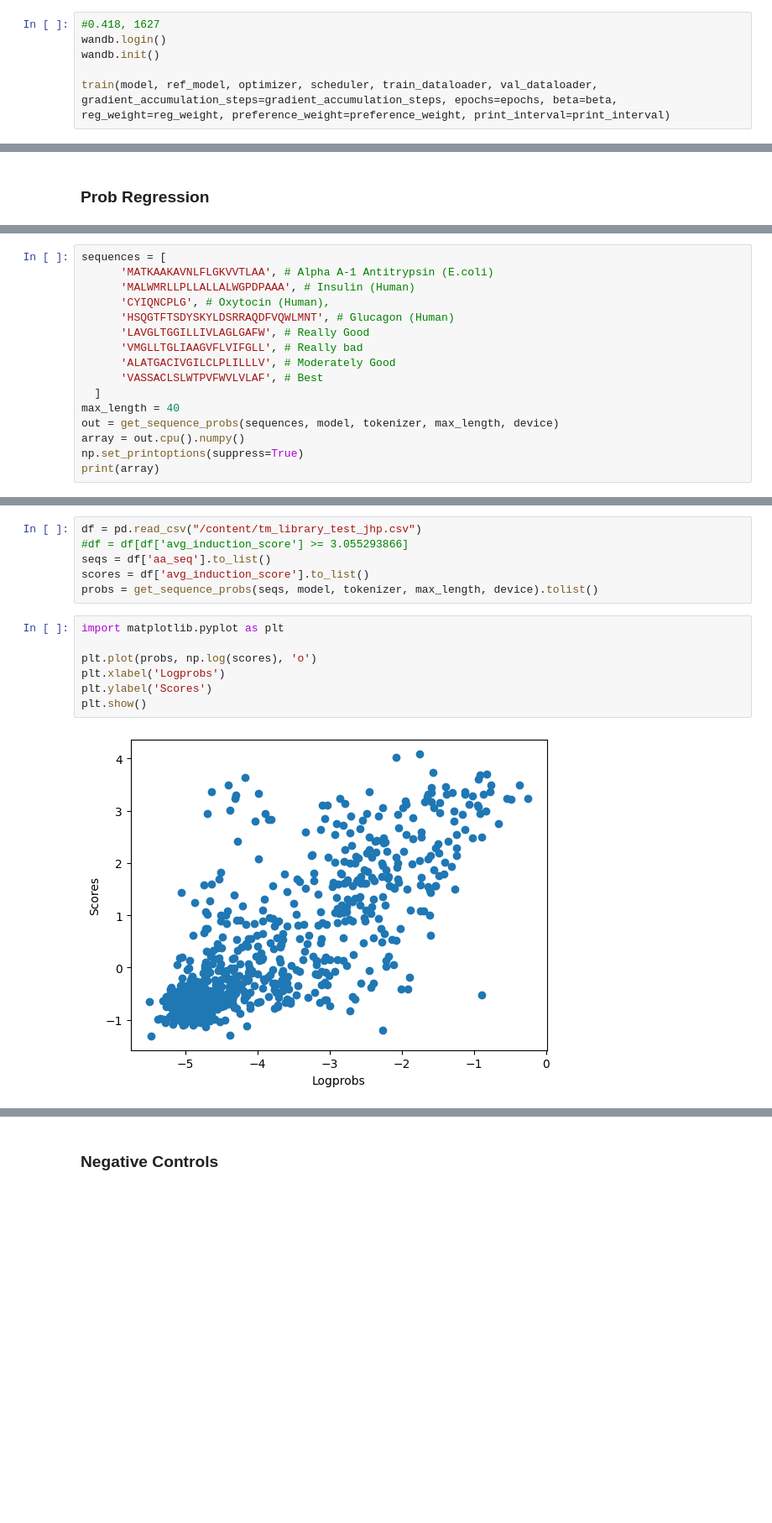
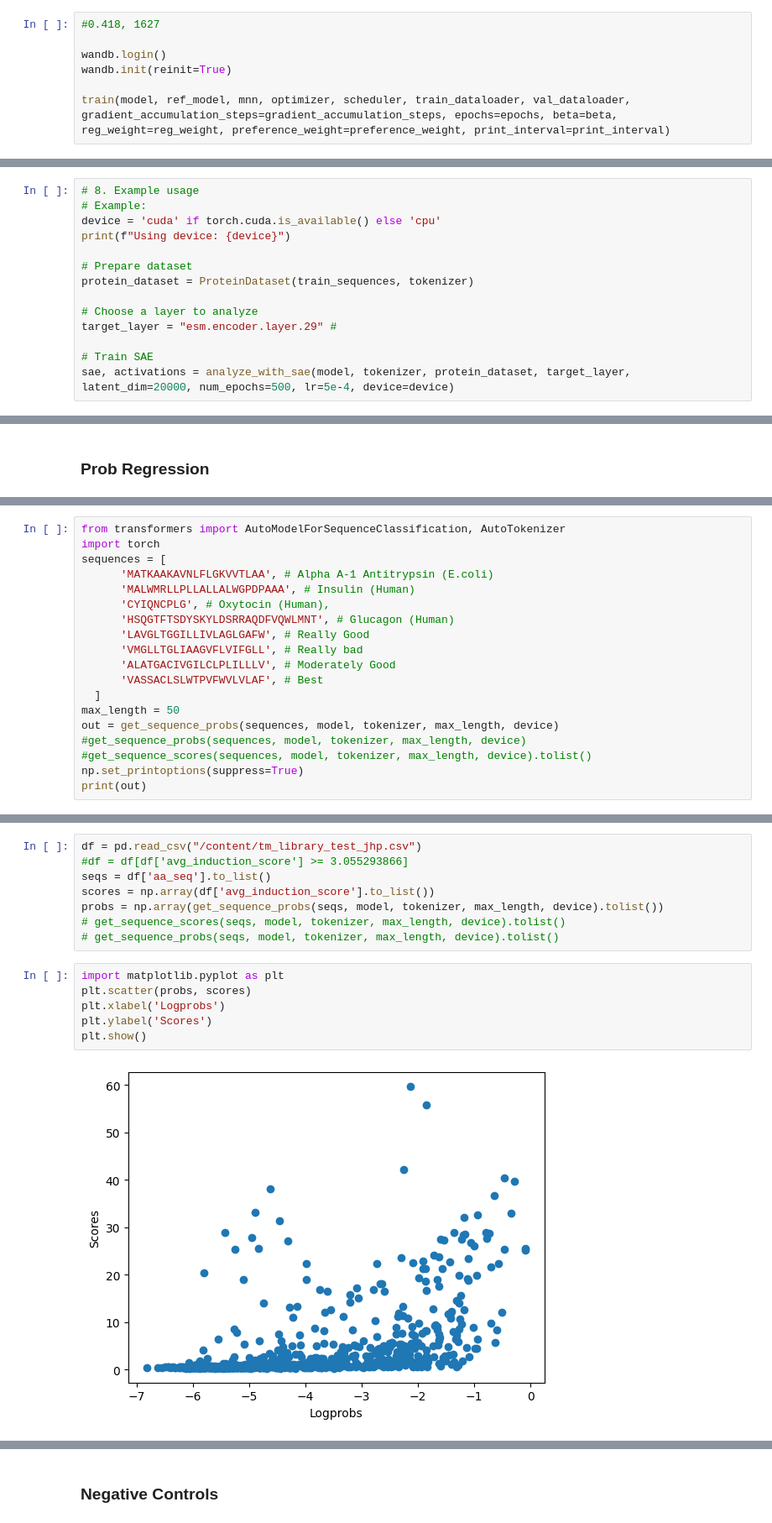
Before and after one commit to skadaba1/PIPO, a Jupyter notebook: notebooks/tm_design_v0_2.ipynb, the cells around one changed output, grey strips where cells are left out. Shown at 84% size. Cells and saved outputs as stored; diff of their text form; blank space fills up the shorter version.

```diff
--- a/notebooks/tm_design_v0_2.ipynb
+++ b/notebooks/tm_design_v0_2.ipynb
@@ -888,9 +1198,10 @@ EsmForMaskedLM(
 )
 # %%
 #0.418, 1627
+
 wandb.login()
-wandb.init()
+wandb.init(reinit=True)
 
-train(model, ref_model, optimizer, scheduler, train_dataloader, val_dataloader, gradient_accumulation_steps=gradient_accumulation_steps, epochs=epochs, beta=beta, reg_weight=reg_weight, preference_weight=preference_weight, print_interval=print_interval)
+train(model, ref_model, mnn, optimizer, scheduler, train_dataloader, val_dataloader, gradient_accumulation_steps=gradient_accumulation_steps, epochs=epochs, beta=beta, reg_weight=reg_weight, preference_weight=preference_weight, print_interval=print_interval)
 # %% [output]
 wandb: WARNING Calling wandb.login() after wandb.init() has no effect.
@@ -930,0 +1475,14 @@ torch.save(model.state_dict(), "/content/drive/MyDrive/p4.150M.JHP.8r.62r2.11202
+# %%
+# 8. Example usage
+# Example:
+device = 'cuda' if torch.cuda.is_available() else 'cpu'
+print(f"Using device: {device}")
+
+# Prepare dataset
+protein_dataset = ProteinDataset(train_sequences, tokenizer)
+
+# Choose a layer to analyze
+target_layer = "esm.encoder.layer.29" #
+
+# Train SAE
+sae, activations = analyze_with_sae(model, tokenizer, protein_dataset, target_layer, latent_dim=20000, num_epochs=500, lr=5e-4, device=device)
@@ -1111,4 +2644,6 @@ KeyboardInterrupt:
 # %%
+from transformers import AutoModelForSequenceClassification, AutoTokenizer
+import torch
 sequences = [
       'MATKAAKAVNLFLGKVVTLAA', # Alpha A-1 Antitrypsin (E.coli)
       'MALWMRLLPLLALLALWGPDPAAA', # Insulin (Human)
@@ -1119,9 +2654,10 @@ sequences = [
       'ALATGACIVGILCLPLILLLV', # Moderately Good
       'VASSACLSLWTPVFWVLVLAF', # Best
   ]
-max_length = 40
+max_length = 50
 out = get_sequence_probs(sequences, model, tokenizer, max_length, device)
-array = out.cpu().numpy()
+#get_sequence_probs(sequences, model, tokenizer, max_length, device)
+#get_sequence_scores(sequences, model, tokenizer, max_length, device).tolist()
 np.set_printoptions(suppress=True)
-print(array)
+print(out)
 # %% [output]
@@ -1131,14 +2667,15 @@ print(array)
 df = pd.read_csv("/content/tm_library_test_jhp.csv")
 #df = df[df['avg_induction_score'] >= 3.055293866]
 seqs = df['aa_seq'].to_list()
-scores = df['avg_induction_score'].to_list()
-probs = get_sequence_probs(seqs, model, tokenizer, max_length, device).tolist()
+scores = np.array(df['avg_induction_score'].to_list())
+probs = np.array(get_sequence_probs(seqs, model, tokenizer, max_length, device).tolist())
+# get_sequence_scores(seqs, model, tokenizer, max_length, device).tolist()
+# get_sequence_probs(seqs, model, tokenizer, max_length, device).tolist()
 # %%
 import matplotlib.pyplot as plt
-
-plt.plot(probs, np.log(scores), 'o')
+plt.scatter(probs, scores)
 plt.xlabel('Logprobs')
 plt.ylabel('Scores')
 plt.show()
 # %% [output]
-[figure, old version]
+[figure, new version]
```
Also changed, not shown: parts of 68 cells of this notebook, 20 other files.
